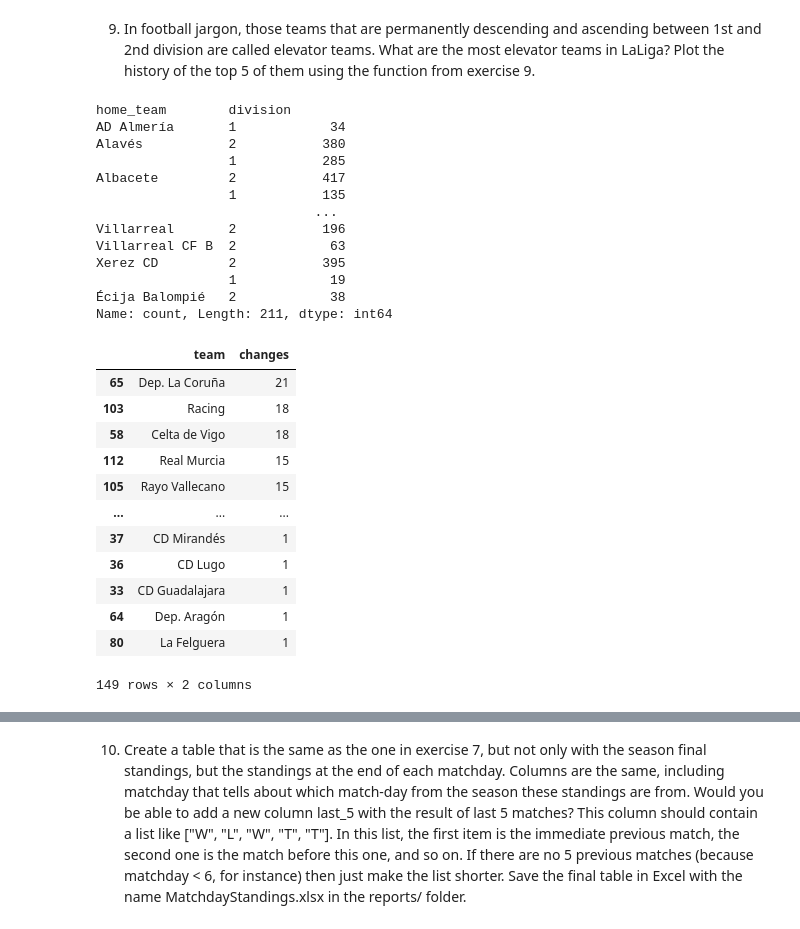
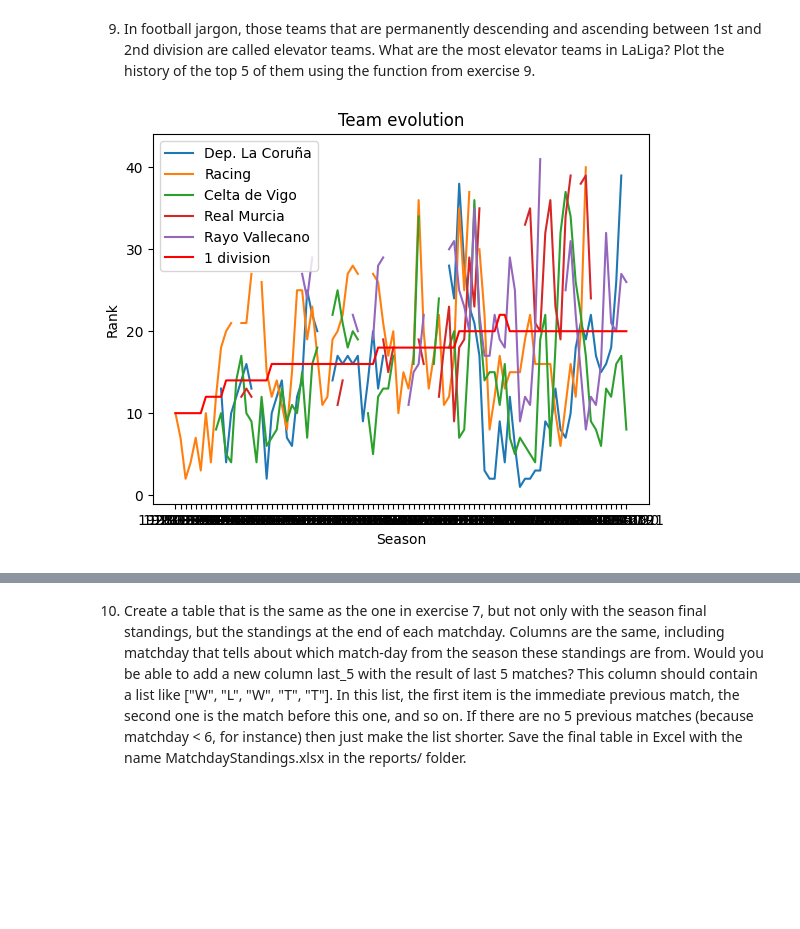
Before and after one commit to tinchit0/la-quiniela, a Jupyter notebook: analysis/LaLigaDataAnalysis.ipynb, the cells around one changed output, grey strips where cells are left out. Cells and saved outputs as stored; diff of their text form; code cells hidden in the pictures; blank space fills up the shorter version.

```diff
--- a/analysis/LaLigaDataAnalysis.ipynb
+++ b/analysis/LaLigaDataAnalysis.ipynb
@@ -298,5 +253,5 @@ df.loc[df["season"] != "2021-2022"]
 # %%
-df_ranking = df.loc[df["season"] != "2021-2022"]
+df_ranking = df[df["season"] != "2021-2022"]
 
 df_ranking = df_ranking.copy()
 df_ranking["goals_home"] = df_ranking["goals_home"].astype(int)
@@ -428,6 +383,7 @@ plt.show()
 
 def ranking_evolution(*teams):
 
+    teams = [team for arg in teams for team in (arg if isinstance(arg, list) else [arg])]
     allseasons = df_result.sort_values("season")["season"].unique()
     #Esto es el número de equipos de primera división de cada temporada
     teams1 = df_result.loc[df_result["division"] == 1]["season"].value_counts().sort_index()
@@ -460,41 +416,13 @@ ranking_evolution("Real Madrid", "Atlético Madrid", "Villarreal")
 [figure]
 # %% [markdown]
 9. In football jargon, those teams that are permanently descending and ascending between 1st and 2nd division are called elevator teams. What are the most elevator teams in LaLiga? Plot the history of the top 5 of them using the function from exercise 9.
-# %%
-df.groupby(["home_team"])["division"].value_counts()
-# %% [output]
-home_team        division
-AD Almería       1            34
-Alavés           2           380
-                 1           285
-Albacete         2           417
-                 1           135
-                            ...
-Villarreal       2           196
-Villarreal CF B  2            63
-Xerez CD         2           395
-                 1            19
-Écija Balompié   2            38
-Name: count, Length: 211, dtype: int64
 # %%
 division_changes = (df_result.groupby(["team"])["division"]
                        .apply(lambda x: (x != x.shift()).sum())
                        .reset_index(name="changes"))
 
 division_changes.sort_values("changes", ascending=False)
-top_elevators = division_changes.sort_values("changes", ascending=False)
-top_elevators
+top_elevators = division_changes.sort_values("changes", ascending=False).head(5)
+ranking_evolution(top_elevators["team"].tolist())
 # %% [output]
-|  | team | changes |
-| 65 | Dep. La Coruña | 21 |
-| 103 | Racing | 18 |
-| 58 | Celta de Vigo | 18 |
-| 112 | Real Murcia | 15 |
-| 105 | Rayo Vallecano | 15 |
-| ... | ... | ... |
-| 37 | CD Mirandés | 1 |
-| 36 | CD Lugo | 1 |
-| 33 | CD Guadalajara | 1 |
-| 64 | Dep. Aragón | 1 |
-| 80 | La Felguera | 1 |
-149 rows × 2 columns
+[figure, added]
```
Also changed, not shown: parts of 31 cells of this notebook.
